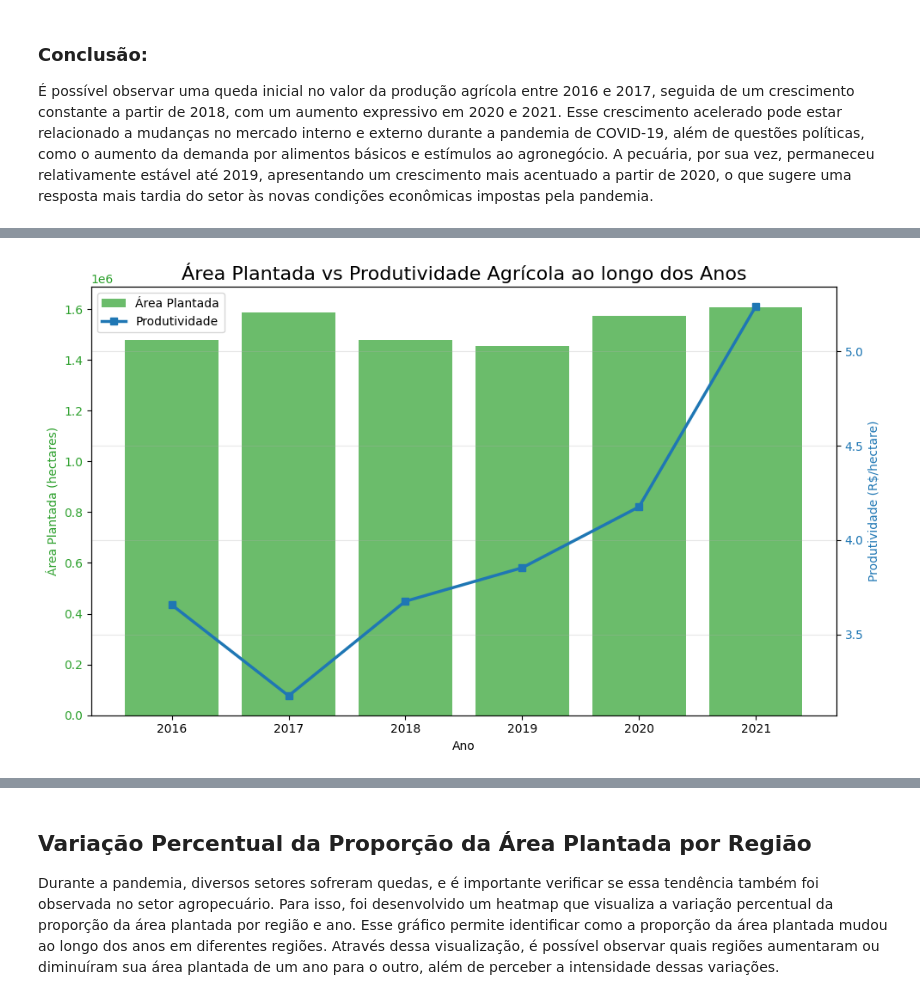
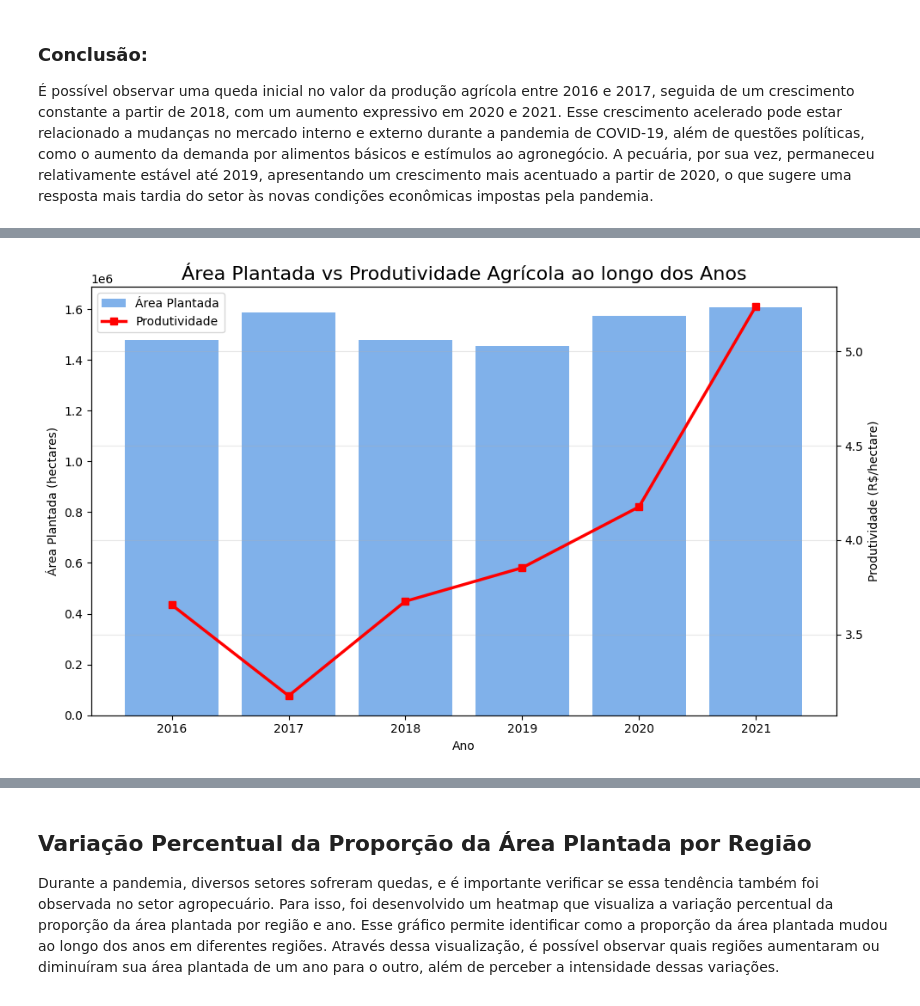
Before and after one commit to amandacmelo/Projeto-Ciencia-de-Dados, a Jupyter notebook: Análise Exploratória dos Dados/Análise_exploratória_dos_dados_Atividade_agrícolas_e_pecuarias.ipynb, the cells around one changed output, grey strips where cells are left out. Cells and saved outputs as stored; diff of their text form; code cells hidden in the pictures.

```diff
--- a/Análise Exploratória dos Dados/Análise_exploratória_dos_dados_Atividade_agrícolas_e_pecuarias.ipynb
+++ b/Análise Exploratória dos Dados/Análise_exploratória_dos_dados_Atividade_agrícolas_e_pecuarias.ipynb
@@ -82,38 +76,38 @@ Uma das dinâmicas de mercado observadas durante o período da pandemia de COVID
 # %%
 # Agrupar e somar os valores por ano
 df_grouped = dados.groupby('Ano').sum().reset_index()
 
 # Calcular a produtividade (valor por hectare)
 df_grouped['Produtividade_por_hectare'] = df_grouped['VlProducaoAgricola'] / df_grouped['AreaPlantada_h']
 
 # Criar o gráfico
 fig, ax1 = plt.subplots(figsize=(10,6))
 
-# Configurar barras para área plantada
-color = 'tab:green'
+# Configurar barras para área plantada (azul)
+color_area = '#4A90E2'
 ax1.set_xlabel('Ano')
-ax1.set_ylabel('Área Plantada (hectares)', color=color)
-ax1.bar(df_grouped['Ano'], df_grouped['AreaPlantada_h'], color=color, alpha=0.7, label='Área Plantada')
-ax1.tick_params(axis='y', labelcolor=color)
+ax1.set_ylabel('Área Plantada (hectares)')
+ax1.bar(df_grouped['Ano'], df_grouped['AreaPlantada_h'], color=color_area, alpha=0.7, label='Área Plantada')
+ax1.tick_params(axis='y')
 
-# Criar segundo eixo Y para produtividade
+# Criar segundo eixo Y para produtividade (vermelho)
 ax2 = ax1.twinx()
-color = 'tab:blue'
-ax2.set_ylabel('Produtividade (R$/hectare)', color=color)
-ax2.plot(df_grouped['Ano'], df_grouped['Produtividade_por_hectare'], color=color, marker='s', linewidth=2.5, label='Produtividade')
-ax2.tick_params(axis='y', labelcolor=color)
+color_prod = 'red'
+ax2.set_ylabel('Produtividade (R$/hectare)')
+ax2.plot(df_grouped['Ano'], df_grouped['Produtividade_por_hectare'], color=color_prod, marker='s', linewidth=2.5, label='Produtividade')
+ax2.tick_params(axis='y')
 
 # Adicionar legenda
 lines1, labels1 = ax1.get_legend_handles_labels()
 lines2, labels2 = ax2.get_legend_handles_labels()
 ax1.legend(lines1 + lines2, labels1 + labels2, loc='upper left')
 
 plt.title('Área Plantada vs Produtividade Agrícola ao longo dos Anos', fontsize=16)
 plt.grid(True, alpha=0.3)
 fig.tight_layout()
 plt.show()
 # %% [output]
-[figure, old version]
+[figure, new version]
 # %% [markdown]
 ### Conclusão:
 
```
Also changed, not shown: parts of 11 cells of this notebook.
